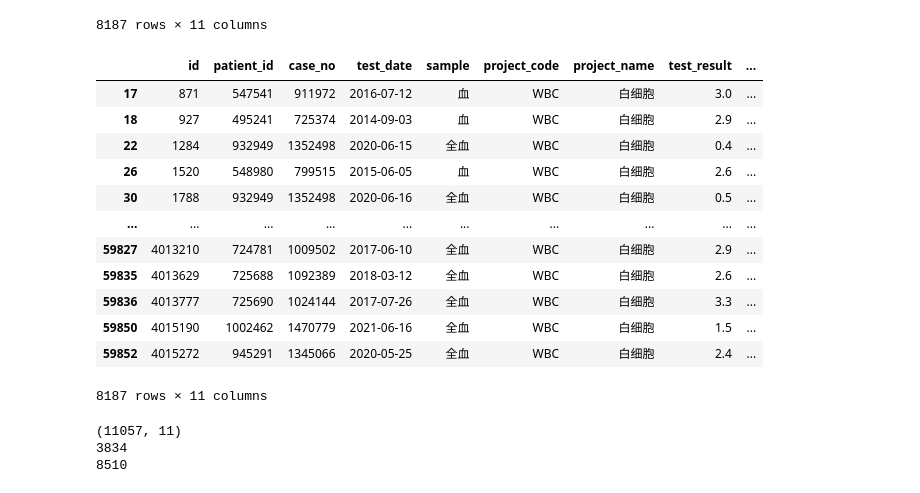
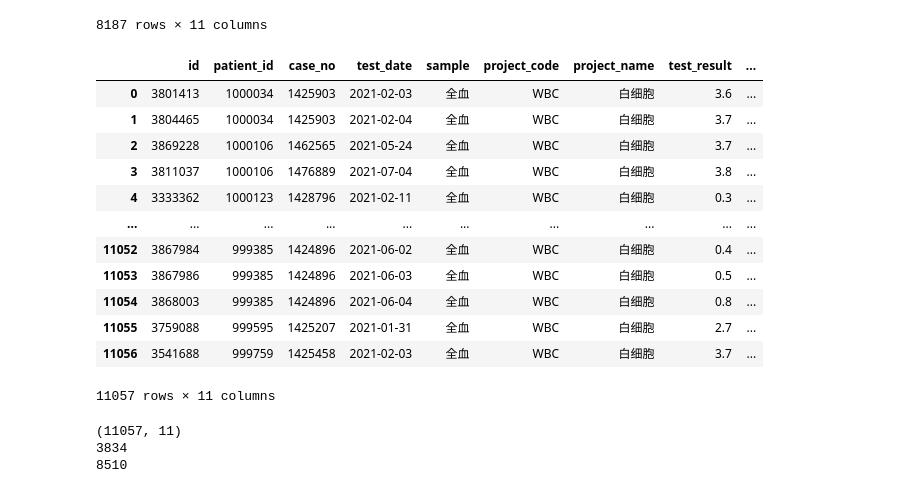
Before and after one commit to yuyongsheng1990/MTX_shanghai_sixth_hospital, a Jupyter notebook: data_process_from_mysql.ipynb, the cells around one changed output. Saved outputs shown, nothing was run; the diff lists cells and outputs as text; code cells hidden in the pictures.

```diff
--- a/data_process_from_mysql.ipynb
+++ b/data_process_from_mysql.ipynb
@@ -1403,23 +1404,23 @@ df_test_WBC_low
 df_test_WBC_low=df_test_WBC[df_test_WBC['test_result'].astype('float')<3.9]
 # %%
 # 排序
-df_test_HGB_low=df_test_HGB_low.sort_values(['patient_id','test_date'],ascending=[True,True])
-df_test_HGB_low=df_test_HGB_low.reset_index(drop=True)
+df_test_WBC_low=df_test_WBC_low.sort_values(['patient_id','test_date'],ascending=[True,True])
+df_test_WBC_low=df_test_WBC_low.reset_index(drop=True)
 df_test_WBC_low
 # %% [output]
 |  | id | patient_id | case_no | test_date | sample | project_code | project_name | test_result | ... |
-| 17 | 871 | 547541 | 911972 | 2016-07-12 | 血 | WBC | 白细胞 | 3.0 | ... |
-| 18 | 927 | 495241 | 725374 | 2014-09-03 | 血 | WBC | 白细胞 | 2.9 | ... |
-| 22 | 1284 | 932949 | 1352498 | 2020-06-15 | 全血 | WBC | 白细胞 | 0.4 | ... |
-| 26 | 1520 | 548980 | 799515 | 2015-06-05 | 血 | WBC | 白细胞 | 2.6 | ... |
-| 30 | 1788 | 932949 | 1352498 | 2020-06-16 | 全血 | WBC | 白细胞 | 0.5 | ... |
+| 0 | 3801413 | 1000034 | 1425903 | 2021-02-03 | 全血 | WBC | 白细胞 | 3.6 | ... |
+| 1 | 3804465 | 1000034 | 1425903 | 2021-02-04 | 全血 | WBC | 白细胞 | 3.7 | ... |
+| 2 | 3869228 | 1000106 | 1462565 | 2021-05-24 | 全血 | WBC | 白细胞 | 3.7 | ... |
+| 3 | 3811037 | 1000106 | 1476889 | 2021-07-04 | 全血 | WBC | 白细胞 | 3.8 | ... |
+| 4 | 3333362 | 1000123 | 1428796 | 2021-02-11 | 全血 | WBC | 白细胞 | 0.3 | ... |
 | ... | ... | ... | ... | ... | ... | ... | ... | ... | ... |
-| 59827 | 4013210 | 724781 | 1009502 | 2017-06-10 | 全血 | WBC | 白细胞 | 2.9 | ... |
-| 59835 | 4013629 | 725688 | 1092389 | 2018-03-12 | 全血 | WBC | 白细胞 | 2.6 | ... |
-| 59836 | 4013777 | 725690 | 1024144 | 2017-07-26 | 全血 | WBC | 白细胞 | 3.3 | ... |
-| 59850 | 4015190 | 1002462 | 1470779 | 2021-06-16 | 全血 | WBC | 白细胞 | 1.5 | ... |
-| 59852 | 4015272 | 945291 | 1345066 | 2020-05-25 | 全血 | WBC | 白细胞 | 2.4 | ... |
+| 11052 | 3867984 | 999385 | 1424896 | 2021-06-02 | 全血 | WBC | 白细胞 | 0.4 | ... |
+| 11053 | 3867986 | 999385 | 1424896 | 2021-06-03 | 全血 | WBC | 白细胞 | 0.5 | ... |
+| 11054 | 3868003 | 999385 | 1424896 | 2021-06-04 | 全血 | WBC | 白细胞 | 0.8 | ... |
+| 11055 | 3759088 | 999595 | 1425207 | 2021-01-31 | 全血 | WBC | 白细胞 | 2.7 | ... |
+| 11056 | 3541688 | 999759 | 1425458 | 2021-02-03 | 全血 | WBC | 白细胞 | 3.7 | ... |
-8187 rows × 11 columns
+11057 rows × 11 columns
 # %%
 print(df_test_WBC_low.shape)
 print(df_test_WBC_low['patient_id'].nunique())
```
Also changed, not shown: parts of 114 cells of this notebook.
